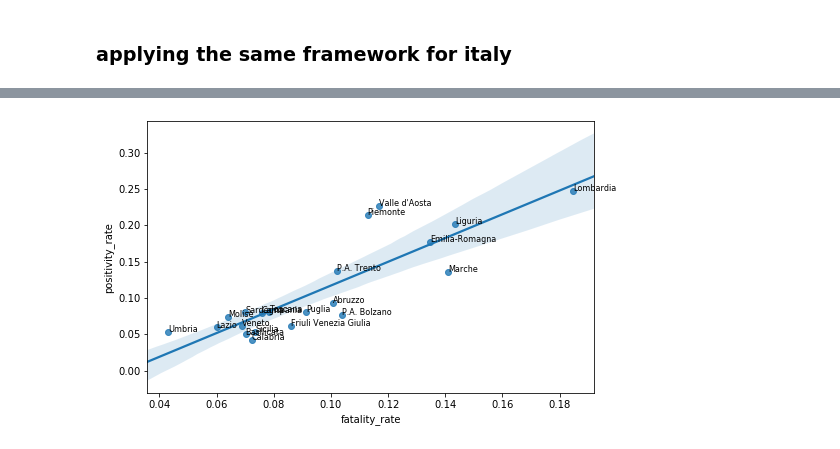
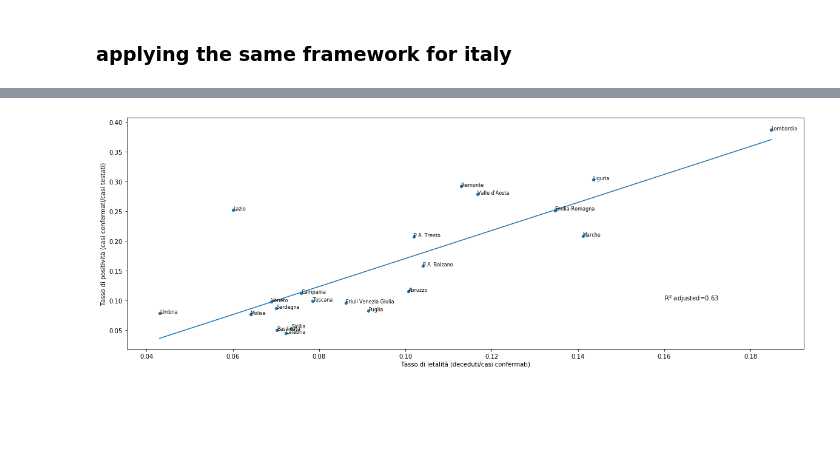
Before and after one commit to gabrielepinto/politicalcovid19, a Jupyter notebook: explaining_difference_fatality_rate/positivityrate_deathsrate.ipynb, the cells around one changed output, grey strips where cells are left out. Cells and saved outputs as stored; diff of their text form; code cells hidden in the pictures; blank space fills up the shorter version.

```diff
--- a/explaining_difference_fatality_rate/positivityrate_deathsrate.ipynb
+++ b/explaining_difference_fatality_rate/positivityrate_deathsrate.ipynb
@@ -77,6 +95,5 @@ fig,axs=plt.subplots(figsize=(15,15))
 sns.regplot(x='Positivity_Rate',y='Fatality_Rate',data=DFZ,ax=axs)
 
 for label,posy,posx in zip(DFZ['ISO3'],DFZ["Fatality_Rate"],DFZ['Positivity_Rate']):
-    axs.text(posx,posy,label)
 # %% [output]
 [figure]
@@ -124,0 +111,10 @@ DB_reg.set_index(pd.to_datetime(DB_reg['data'].apply(str)),inplace=True)
+# %%
+DB_reg=pd.read_excel("dati_per_la_voce_casitestati.xlsx")
+# %%
+DD=DB_reg.copy()
+DD['fatality_rate']=DD['deceduti']/DD['totale_casi']
+DD['positivity_rate']=DD['totale_casi']/DD['casi_testati']
+DD.sort_values('fatality_rate',ascending=False).round(3);
+# %%
+results=smf.ols('positivity_rate  ~ + fatality_rate ',data=DD).fit(cov_type='HC2')
+results.summary()
@@ -125,12 +141,15 @@ DB_reg.set_index(pd.to_datetime(DB_reg['data'].apply(str)),inplace=True)
 # %%
-fig,axs=plt.subplots(figsize=(8,5))
-DD=DB_reg.groupby('denominazione_regione',as_index=False)['totale_casi','tamponi','deceduti','ricoverati_con_sintomi','totale_ospedalizzati'].last()
-DD['fatality_rate']=DD['deceduti']/DD['totale_casi']
-DD['positivity_rate']=DD['totale_casi']/DD['tamponi']
-DD.sort_values('fatality_rate',ascending=False).round(3)
-sns.regplot(DD['fatality_rate'],DD['positivity_rate']);
+fig,axs=plt.subplots(figsize=(20,7))
+#DD=DB_reg.groupby('denominazione_regione',as_index=False)['totale_casi','tamponi','deceduti','ricoverati_con_sintomi','totale_ospedalizzati'].last()
+
+sns.lineplot(y=results.predict(),x=DD['fatality_rate'],ax=axs)
+sns.scatterplot(DD['fatality_rate'],DD['positivity_rate'],ax=axs);
 
 for x,y,label in zip(DD['fatality_rate'],DD['positivity_rate'],DD['denominazione_regione']):
     axs.text(x,y,label,fontsize=8)
+
+axs.text(0.16,0.10,"R$^{2}$ adjusted="+str(np.round(results.rsquared_adj,2)))
+axs.set_ylabel("Tasso di positività (casi confermati/casi testati)")
+axs.set_xlabel("Tasso di letalità (deceduti/casi confermati)");
 # %% [output]
-[figure, old version]
+[figure, new version]
```
Also changed, not shown: parts of 9 cells of this notebook.
